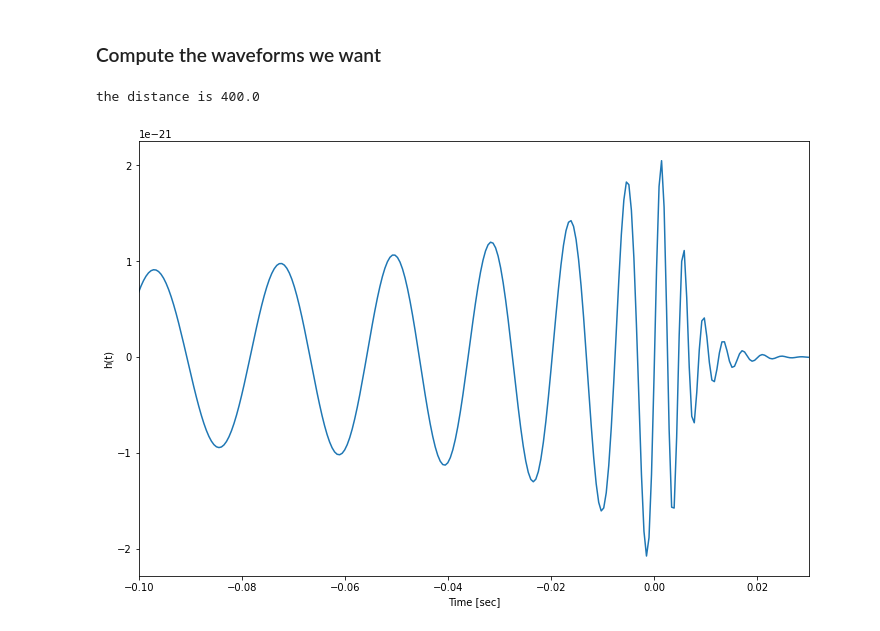
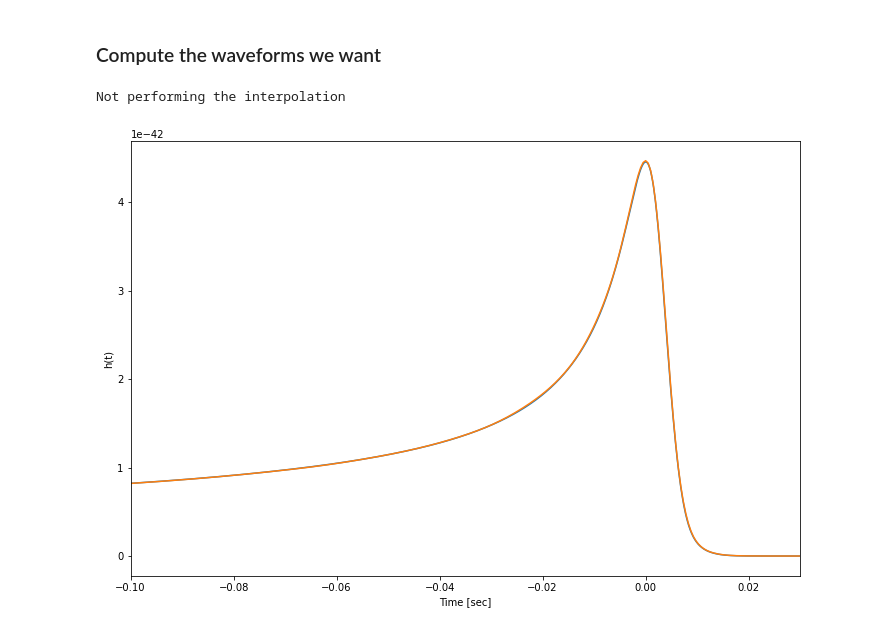
Before and after one commit to mariaokounkova/EDGB_Waveforms, a Jupyter notebook: AnalyzeEDGBWaveforms.ipynb, the cells around one changed output. Saved outputs shown, nothing was run; the diff lists cells and outputs as text; code cells hidden in the pictures.

```diff
--- a/AnalyzeEDGBWaveforms.ipynb
+++ b/AnalyzeEDGBWaveforms.ipynb
@@ -199,19 +205,19 @@ chiB = [0, 0, 0]
 ### Compute the waveforms we want
 # %%
 plt.figure(figsize=(12, 8))
-#time, h_plus, h_cross = ReadExtrapolatedModes('Waveforms/BackgroundStrain.h5', mass_msun, dist_kpc, theta, phi, \
-#                                                     dt, interpolate = True)
+time, h_plus, h_cross = ReadExtrapolatedModes('Waveforms/Lev2/EDGB_Strain_0p0.h5', mass_msun, dist_kpc, theta, phi, \
+                                                    dt, interpolate = False)
 
-#plt.plot(time, h_plus)
+plt.plot(time, h_plus**2 + h_cross**2)
 
 time_sur, h_plus_sur, h_cross_sur = EvaluateSurrogate(q, chiA, chiB, mass, dist_mpc, theta, phi, dt)
 
-plt.plot(time_sur, h_plus_sur)
+plt.plot(time_sur, h_plus_sur**2 + h_cross_sur**2)
 
 plt.xlim(-0.1, 0.03)
 plt.xlabel('Time [sec]')
 plt.ylabel('h(t)')
 plt.show()
 # %% [output]
-the distance is 400.0
+Not performing the interpolation
-[figure, old version]
+[figure, new version]
```
Also changed, not shown: parts of 1 cell of this notebook.
